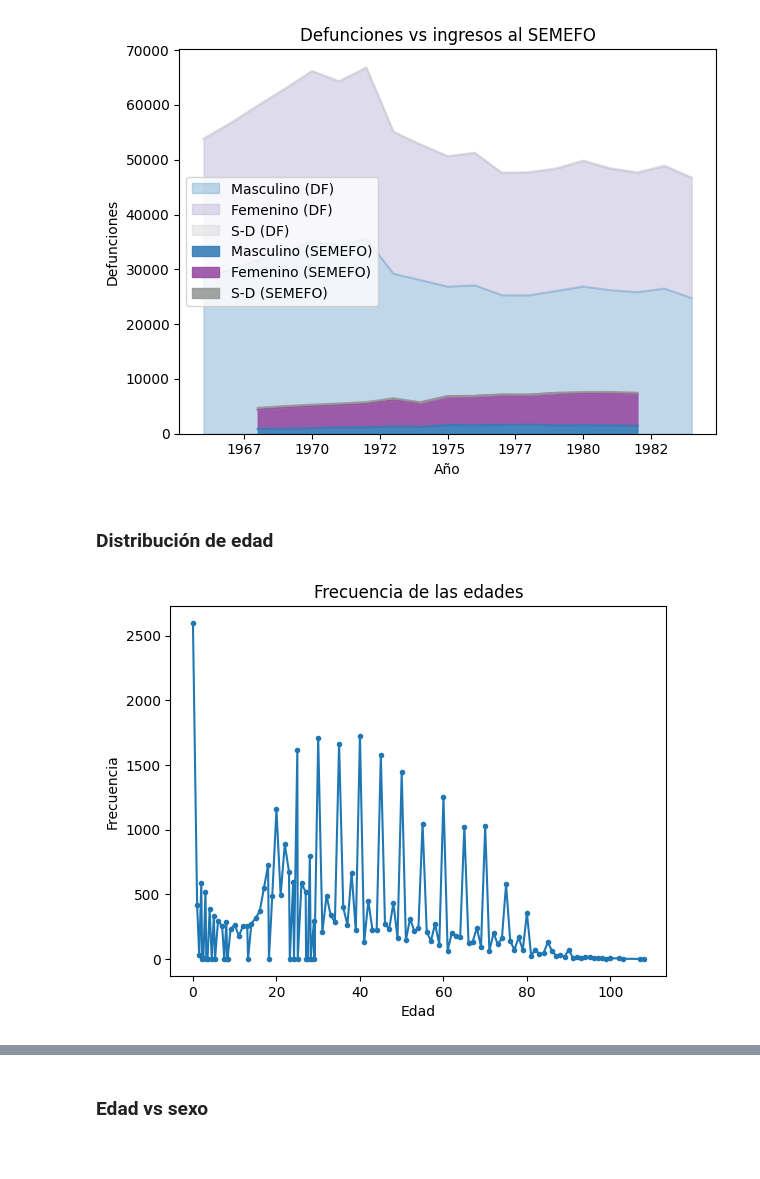
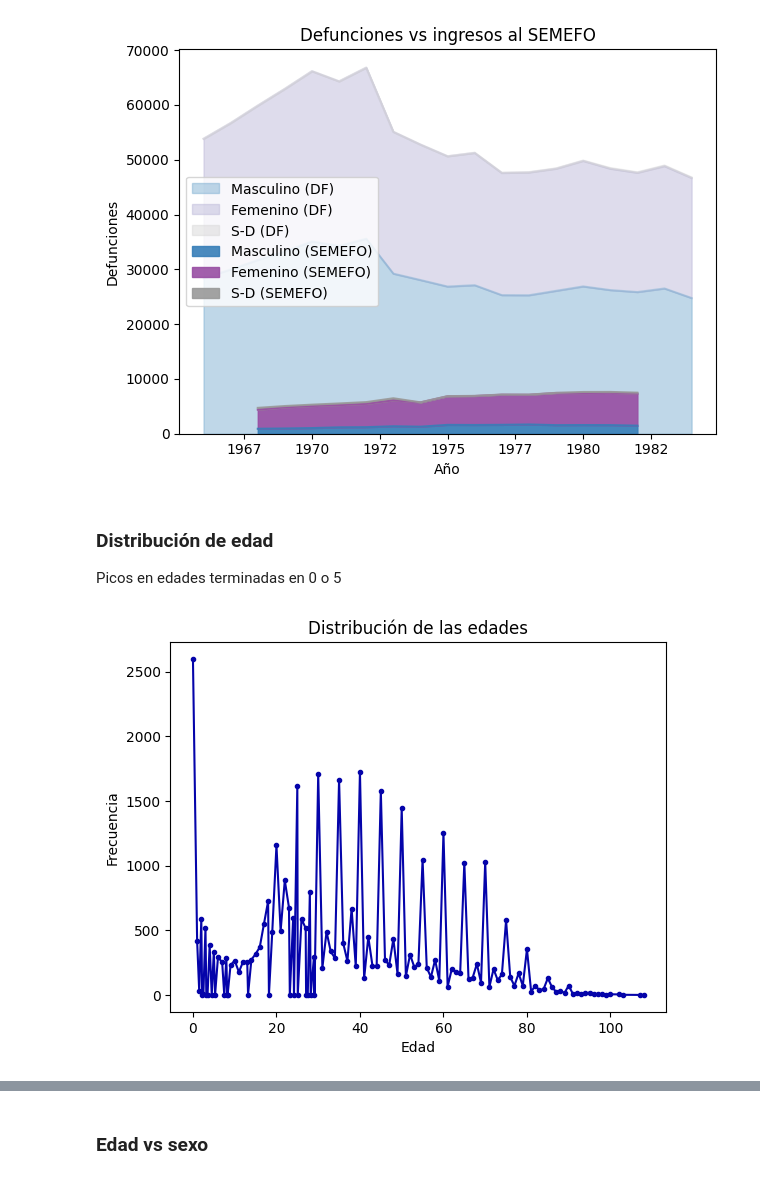
Before and after one commit to mar-esther23/SEMEFO_busqueda, a Jupyter notebook: HBO_analisis.ipynb, the cells around one changed output, grey strips where cells are left out. Cells and saved outputs as stored; diff of their text form; code cells hidden in the pictures.

```diff
--- a/HBO_analisis.ipynb
+++ b/HBO_analisis.ipynb
@@ -22,6 +22,8 @@ in_file = "data_clean/HBO_clean.pkl"
 with open(in_file, 'rb') as f:
      df = load(f)
 
+#Quitar filas vacias
+df = df[df['Conocido_desconocido']!='S-D']
 df.tail()
 # %% [output]
 |  | Numero_progresivo_transcrito | Nombre_completo_transcrito | Primer_apellido | Segundo_apellido | Nombres_propios | ... |
@@ -384,13 +365,15 @@ plt.show()
 [figure]
 # %% [markdown]
 ### Distribución de edad
+
+Picos en edades terminadas en 0 o 5
 # %%
 edad_freq = df['Edad_estandar'].value_counts().sort_index()
 edad_freq
 
-edad_freq.plot(style='.-', title="Frecuencia de las edades",
-               xlabel='Edad', ylabel='Frecuencia'
+edad_freq.plot(style='.-', title="Distribución de las edades",
+               xlabel='Edad', ylabel='Frecuencia', color='#0504aa'
               )
 plt.show()
 # %% [output]
-[figure, old version]
+[figure, new version]
```
Also changed, not shown: parts of 37 cells of this notebook, 1 other file.
